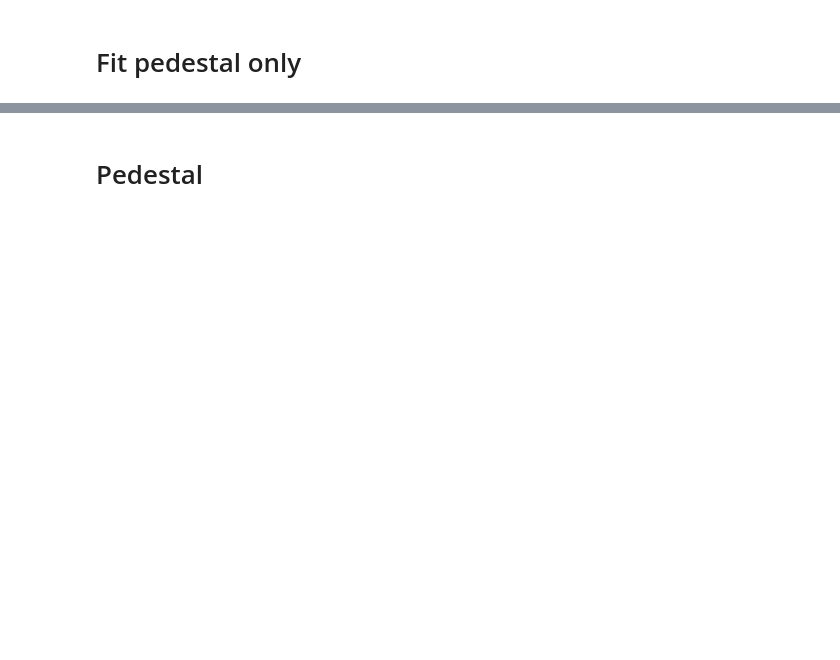
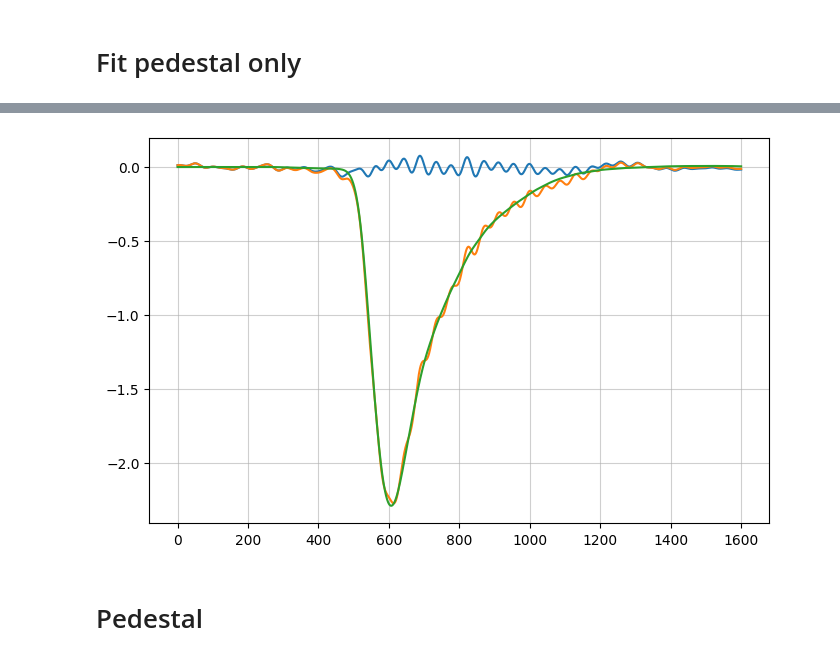
Before and after one commit to TAU-neutrino-lab/PMT-characterization, a Jupyter notebook: PMT-calibration/generic_fit_2steps.ipynb, the cells around one changed output, grey strips where cells are left out. Cells and saved outputs as stored; diff of their text form; code cells hidden in the pictures; blank space fills up the shorter version.

```diff
--- a/PMT-calibration/generic_fit_2steps.ipynb
+++ b/PMT-calibration/generic_fit_2steps.ipynb
@@ -198,3 +193,12 @@ axes[2].legend();
+# %%
+mean_ped = np.mean( waveforms_ped, axis=0)
+mean_PEs = np.mean( waveforms_PEs, axis=0)
+
+plt.plot(mean_ped)
+plt.plot(mean_PEs)
+plt.plot(mean_PEs - mean_ped);
+# %% [output]
+[figure, added]
 # %% [markdown]
 # Pedestal
 # %%
```
Also changed, not shown: parts of 15 cells of this notebook, 1 other file.
